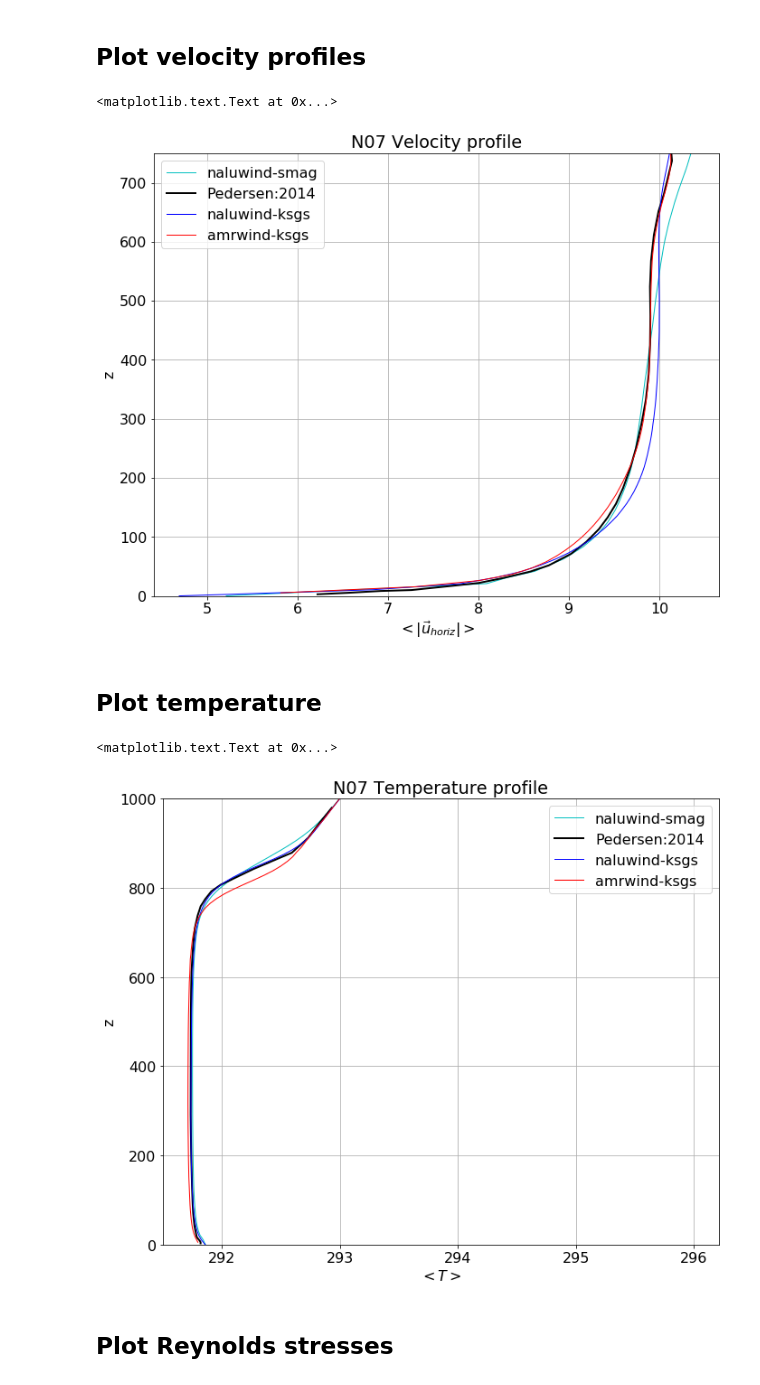
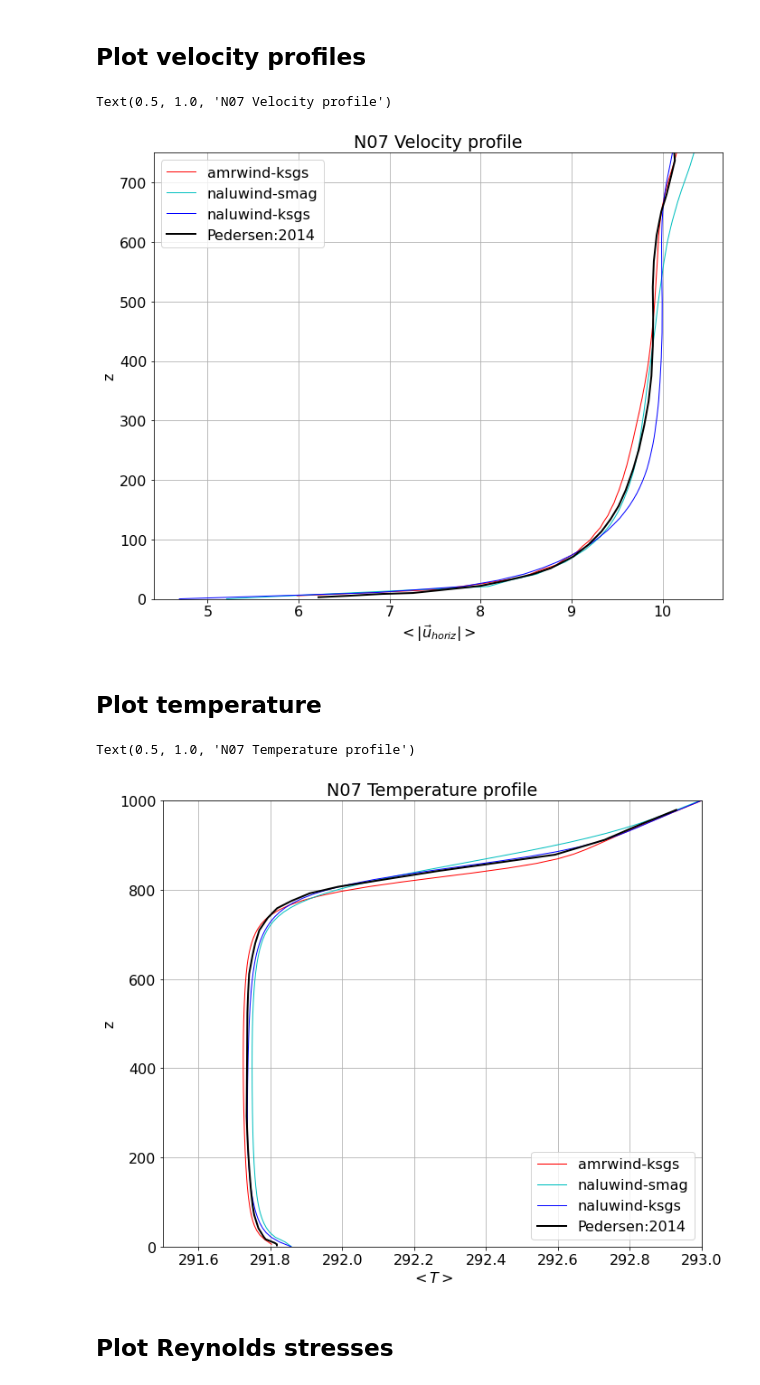
Before and after one commit to Exawind/wind-energy, a Jupyter notebook: Pedersen_N07/compareRuns_n07.ipynb, the cells around one changed output. Saved outputs shown, nothing was run; the diff lists cells and outputs as text; code cells hidden in the pictures.

Commit message:
Add latest N07 data from AMR-wind dev

```diff
--- a/Pedersen_N07/compareRuns_n07.ipynb
+++ b/Pedersen_N07/compareRuns_n07.ipynb
@@ -20,7 +20,7 @@ import matplotlib.pyplot as plt
 # %%
 # Provide locations and parameters of data
 l_cases = {
-    'amrwind-ksgs': load_data.AMRWindStats('AmrWindKsgs'),
+    'amrwind-ksgs': load_data.AMRWind2Stats('AmrWindKsgs'),
     'naluwind-smag': load_data.NaluWindStats('NaluWindRun01'),
     'naluwind-ksgs': load_data.NaluWindStats('NaluWindRun02'),
     'Pedersen:2014': load_data.PedersonData('pedersen2014_data',
@@ -56,27 +56,28 @@ plt.grid()
 plt.tight_layout()
 plt.title('N07 Velocity profile')
 # %% [output]
-<matplotlib.text.Text at 0x...>
+Text(0.5, 1.0, 'N07 Velocity profile')
-[figure, old version]
+[figure, new version]
 # %% [markdown]
 ## Plot temperature
 # %%
 fig = plt.figure(figsize=(10,8))
 plt.rc('font', size=16)
 
 for l,c in l_cases.items():
     ls=styles[l]
     plt.plot(c.T, c.z, label=l, color=ls['color'], linewidth=ls['lw'], linestyle=ls['ls'])
 plt.xlabel(r'$<T>$')
 plt.ylabel('z')
 plt.legend(loc=0)
 plt.ylim(0,1000)
+plt.xlim(291.5,293)
 plt.grid()
 plt.tight_layout()
 plt.title('N07 Temperature profile')
 # %% [output]
-<matplotlib.text.Text at 0x...>
+Text(0.5, 1.0, 'N07 Temperature profile')
-[figure, old version]
+[figure, new version]
 # %% [markdown]
 ## Plot Reynolds stresses
 # %%
```
Also changed, not shown: parts of 3 cells of this notebook, 5 other files.
